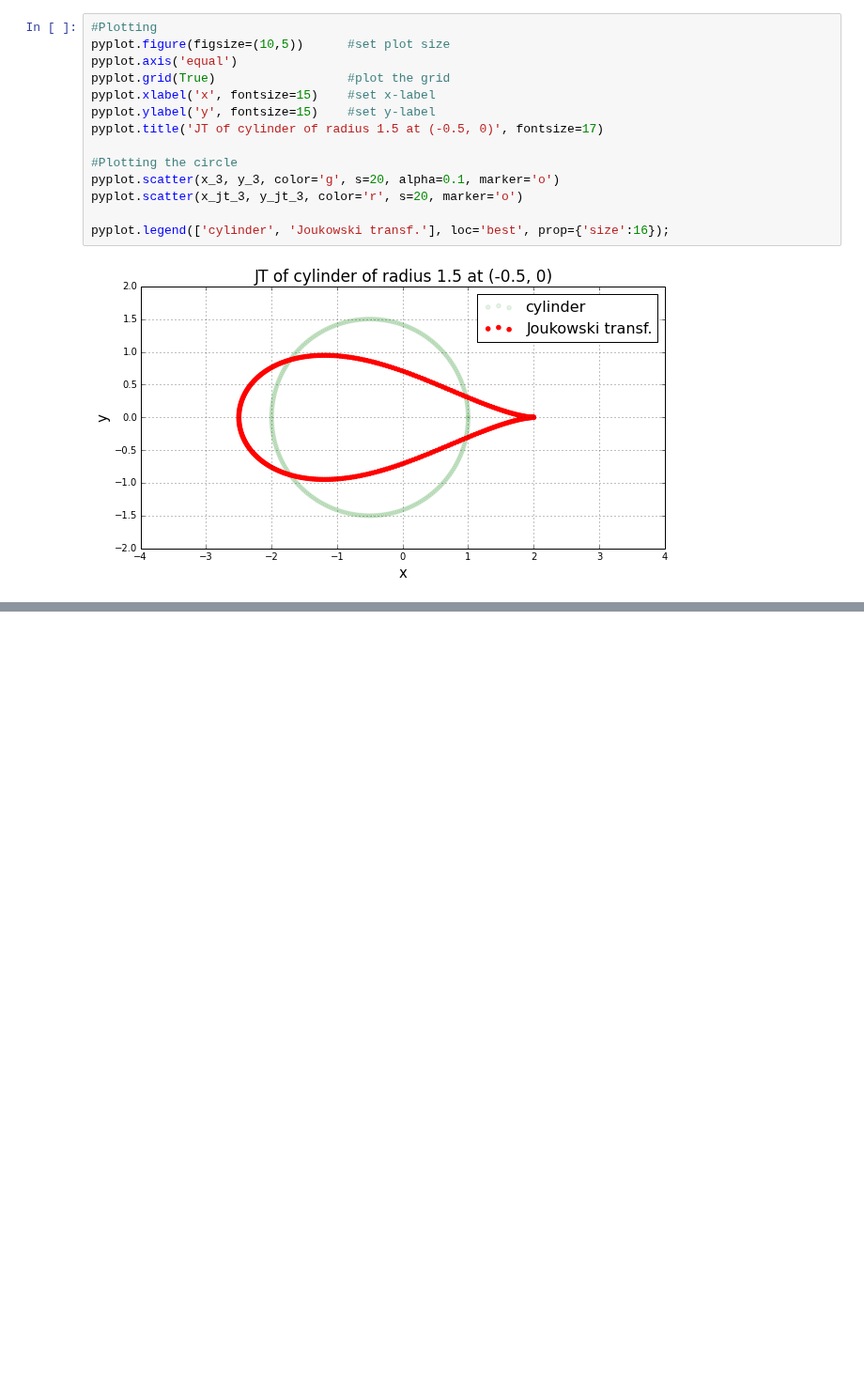
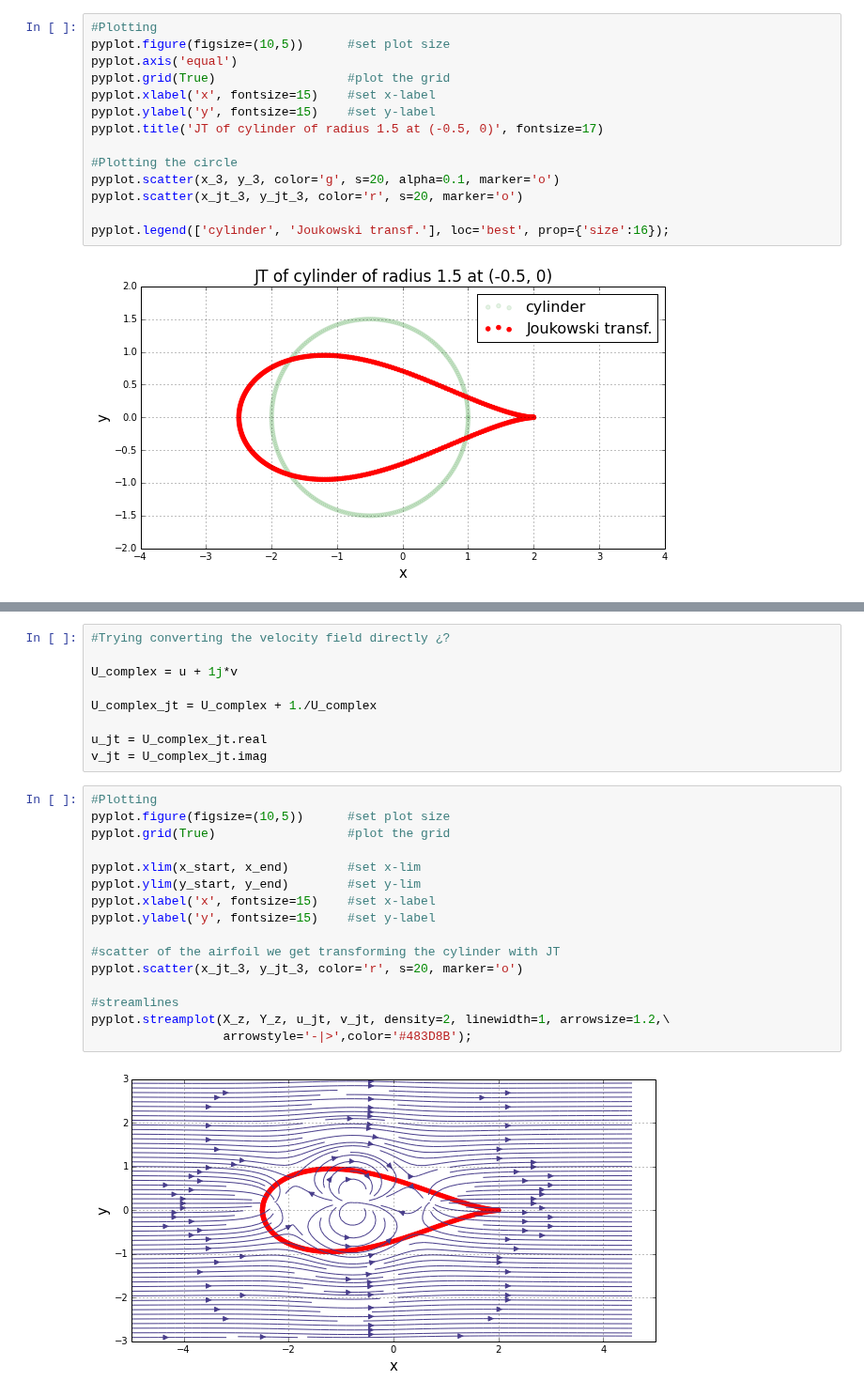
Before and after one commit to engamohd/AeroPython, a Jupyter notebook: my_codes/Joukowski_transformation.ipynb, the cells around one changed output, grey strips where cells are left out. Shown at 94% size. Saved outputs shown, nothing was run; the diff lists cells and outputs as text; blank space fills up the shorter version.

```diff
--- a/my_codes/Joukowski_transformation.ipynb
+++ b/my_codes/Joukowski_transformation.ipynb
@@ -123,0 +224,27 @@ pyplot.legend(['cylinder', 'Joukowski transf.'], loc='best', prop={'size':16});
+# %%
+#Trying converting the velocity field directly ¿?
+
+U_complex = u + 1j*v
+
+U_complex_jt = U_complex + 1./U_complex
+
+u_jt = U_complex_jt.real
+v_jt = U_complex_jt.imag
+# %%
+#Plotting
+pyplot.figure(figsize=(10,5))      #set plot size
+pyplot.grid(True)                  #plot the grid
+
+pyplot.xlim(x_start, x_end)        #set x-lim
+pyplot.ylim(y_start, y_end)        #set y-lim
+pyplot.xlabel('x', fontsize=15)    #set x-label
+pyplot.ylabel('y', fontsize=15)    #set y-label
+
+#scatter of the airfoil we get transforming the cylinder with JT
+pyplot.scatter(x_jt_3, y_jt_3, color='r', s=20, marker='o')
+
+#streamlines
+pyplot.streamplot(X_z, Y_z, u_jt, v_jt, density=2, linewidth=1, arrowsize=1.2,\
+                  arrowstyle='-|>',color='#483D8B');
+# %% [output]
+[figure, added]
```
Also changed, not shown: parts of 13 cells of this notebook.
